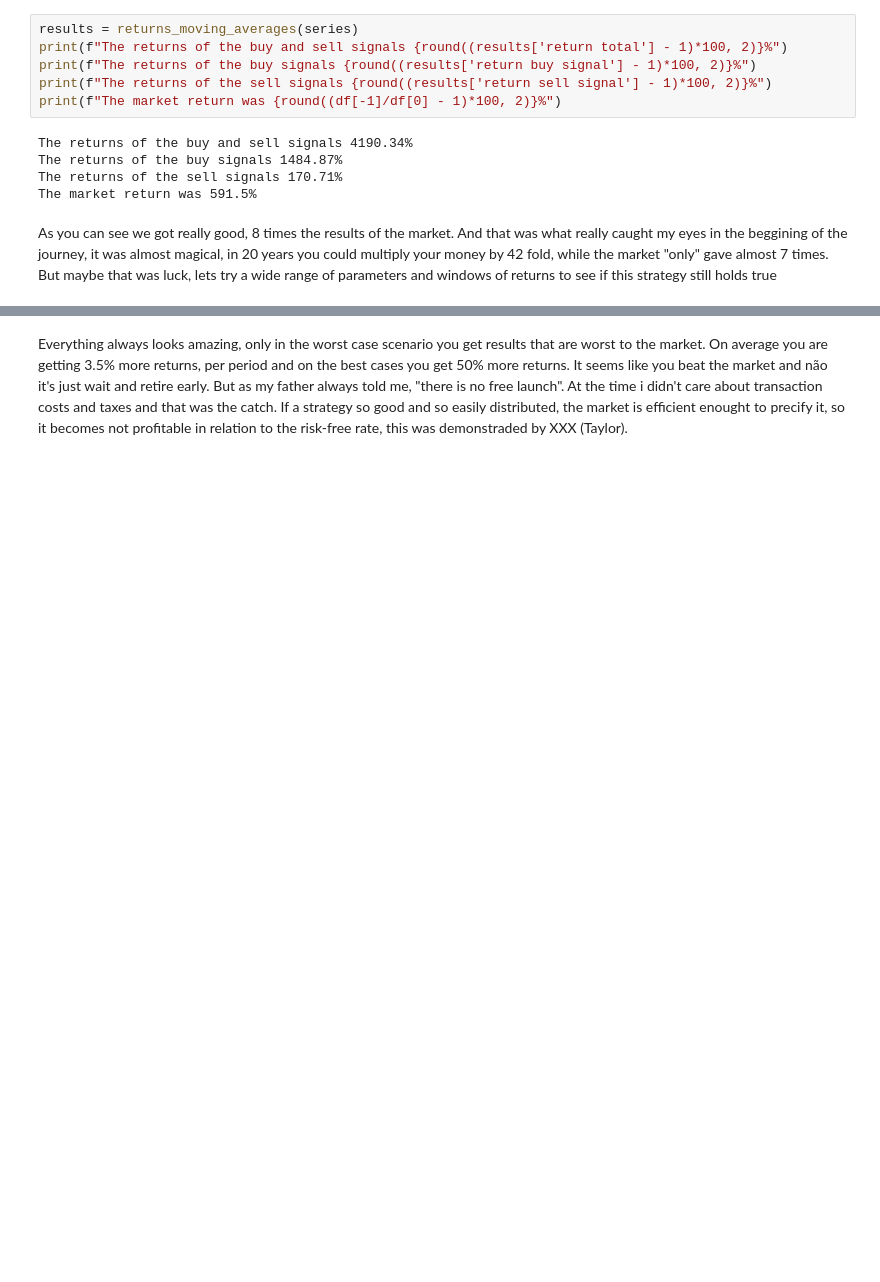
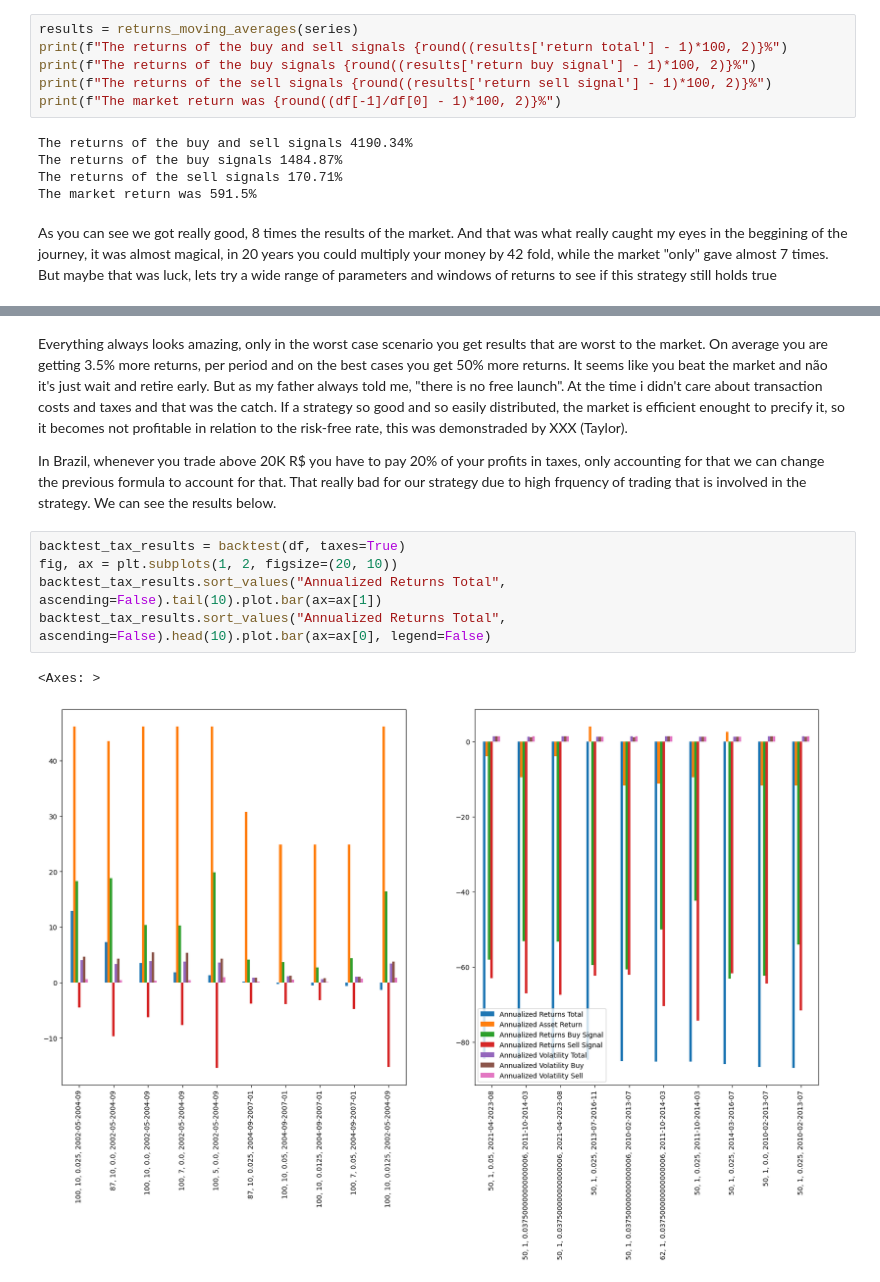
Before and after one commit to RafaelM0raes/MyJourneyInFinancialMarkets, a Jupyter notebook: Artigo 1.ipynb, the cells around one changed output, grey strips where cells are left out. Drawn from its saved outputs; the diff is of its cells as text; blank space fills up the shorter version.

```diff
--- a/Artigo 1.ipynb
+++ b/Artigo 1.ipynb
@@ -176,2 +195,12 @@ backtest_results.describe()
 # %% [markdown]
 Everything always looks amazing, only in the worst case scenario you get results that are worst to the market. On average you are getting 3.5% more returns, per period and on the best cases you get 50% more returns. It seems like you beat the market and não it's just wait and retire early. But as my father always told me, "there is no free launch". At the time i didn't care about transaction costs and taxes and that was the catch. If a strategy so good and so easily distributed, the market is efficient enought to precify it, so it becomes not profitable in relation to the risk-free rate, this was demonstraded by XXX (Taylor).
+
+In Brazil, whenever you trade above 20K R$ you have to pay 20% of your profits in taxes, only accounting for that we can change the previous formula to account for that. That really bad for our strategy due to high frquency of trading that is involved in the strategy. We can see the results below.
+# %%
+backtest_tax_results = backtest(df, taxes=True)
+fig, ax = plt.subplots(1, 2, figsize=(20, 10))
+backtest_tax_results.sort_values("Annualized Returns Total", ascending=False).tail(10).plot.bar(ax=ax[1])
+backtest_tax_results.sort_values("Annualized Returns Total", ascending=False).head(10).plot.bar(ax=ax[0], legend=False)
+# %% [output]
+<Axes: >
+[figure, added]
```
Also changed, not shown: parts of 10 cells of this notebook.
